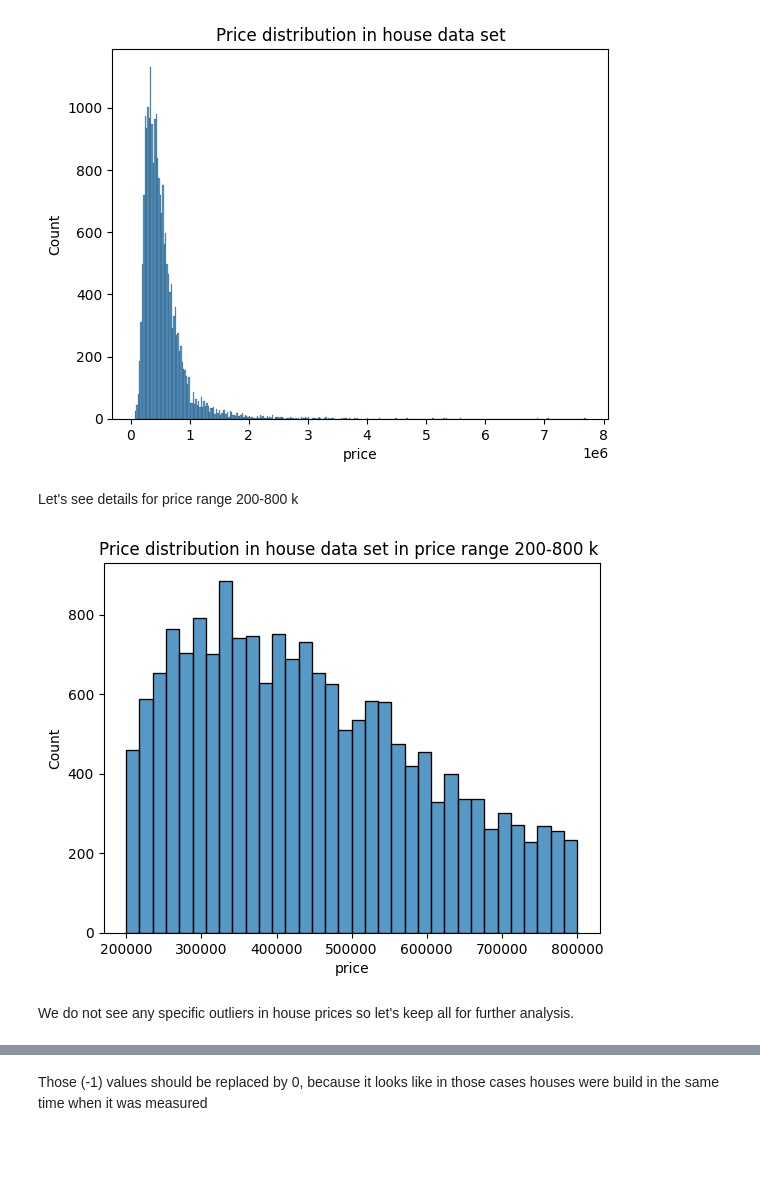
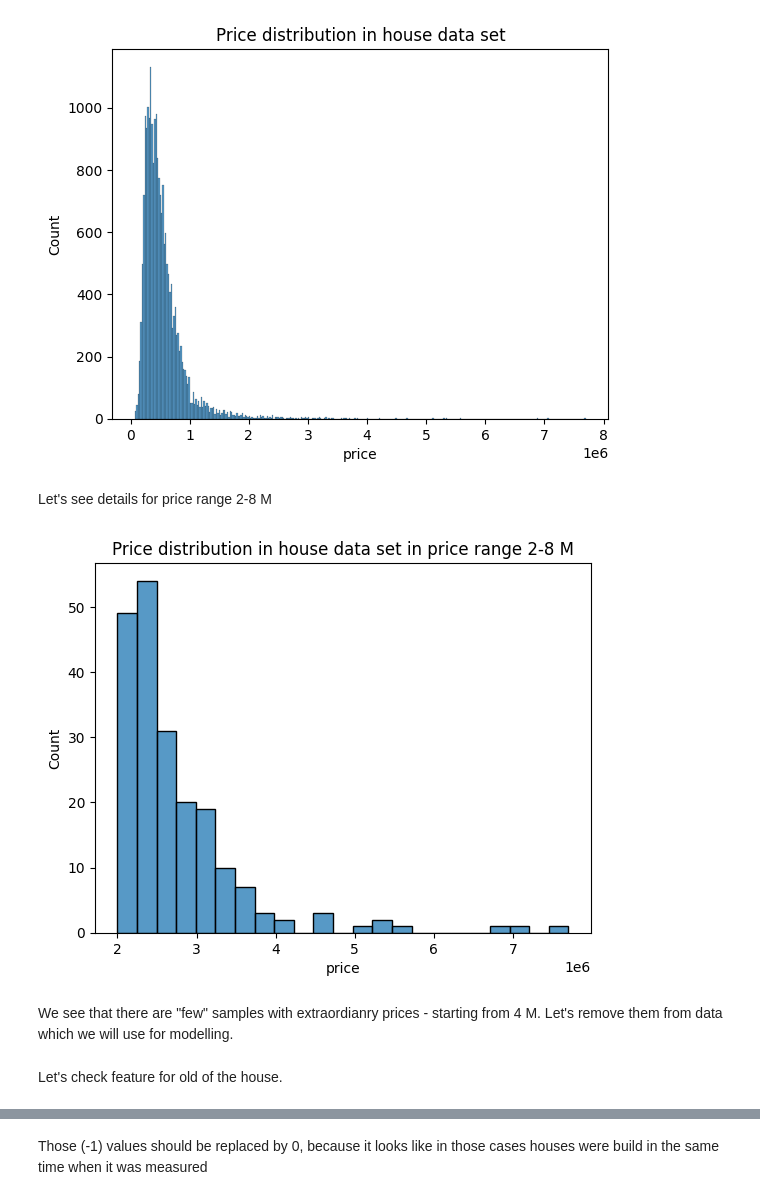
Before and after one commit to wksiazak/Linear-Regression-house_prices, a Jupyter notebook: Linear_Regression_house_prices.ipynb, the cells around one changed output, grey strips where cells are left out. Saved outputs shown, nothing was run; the diff lists cells and outputs as text; code cells hidden in the pictures; blank space fills up the shorter version.

```diff
--- a/Linear_Regression_house_prices.ipynb
+++ b/Linear_Regression_house_prices.ipynb
@@ -297,13 +317,13 @@ plt.title("Price distribution in house data set")
 Text(0.5, 1.0, 'Price distribution in house data set')
 [figure]
 # %% [markdown]
-Let's see details for price range 200-800 k
+Let's see details for price range 2-8 M
 # %%
-filtered_house_copy = house_copy[(house_copy['price'] >= 200000) & (house_copy['price'] <= 800000)] #zmien wartość od dwócch milionow, spróbowac zrobić drugi model dla danych przetransformowanych
+filtered_house_copy = house_copy[(house_copy['price'] >= 2000000) & (house_copy['price'] <= 8000000)] #zmien wartość od dwócch milionow, spróbowac zrobić drugi model dla danych przetransformowanych
 sns.histplot(x='price', data=filtered_house_copy)
-plt.title("Price distribution in house data set in price range 200-800 k ")
+plt.title("Price distribution in house data set in price range 2-8 M")
 plt.show()
 # %% [output]
-[figure, old version]
+[figure, new version]
-# %% [markdown]
-We do not see any specific outliers in house prices so let's keep all for further analysis.
+# %% [markdown]
+We see that there are "few" samples with extraordianry prices - starting from 4 M. Let's remove them from data which we will use for modelling.
@@ -310,3 +336,5 @@ We do not see any specific outliers in house prices so let's keep all for furthe
+# %% [markdown]
+Let's check feature for old of the house.
 # %%
 house_copy[house_copy['house_old_in_year']==-1]
 # %% [output]
```
Also changed, not shown: parts of 34 cells of this notebook.
